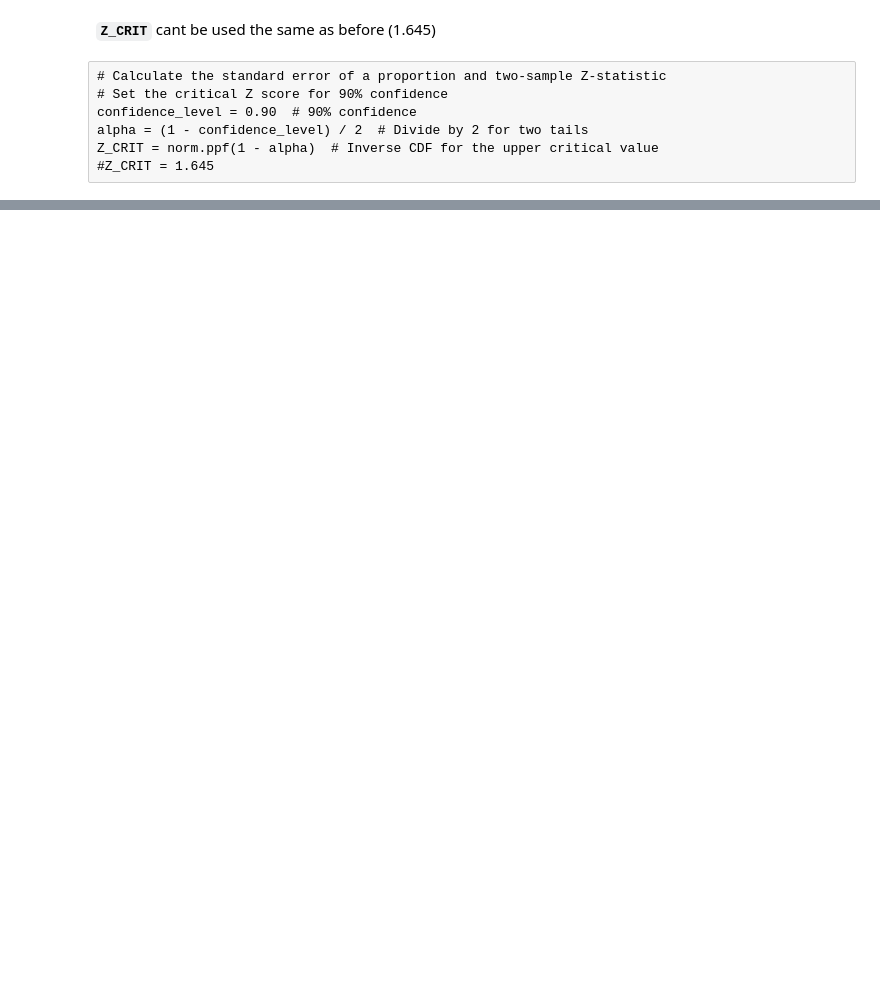
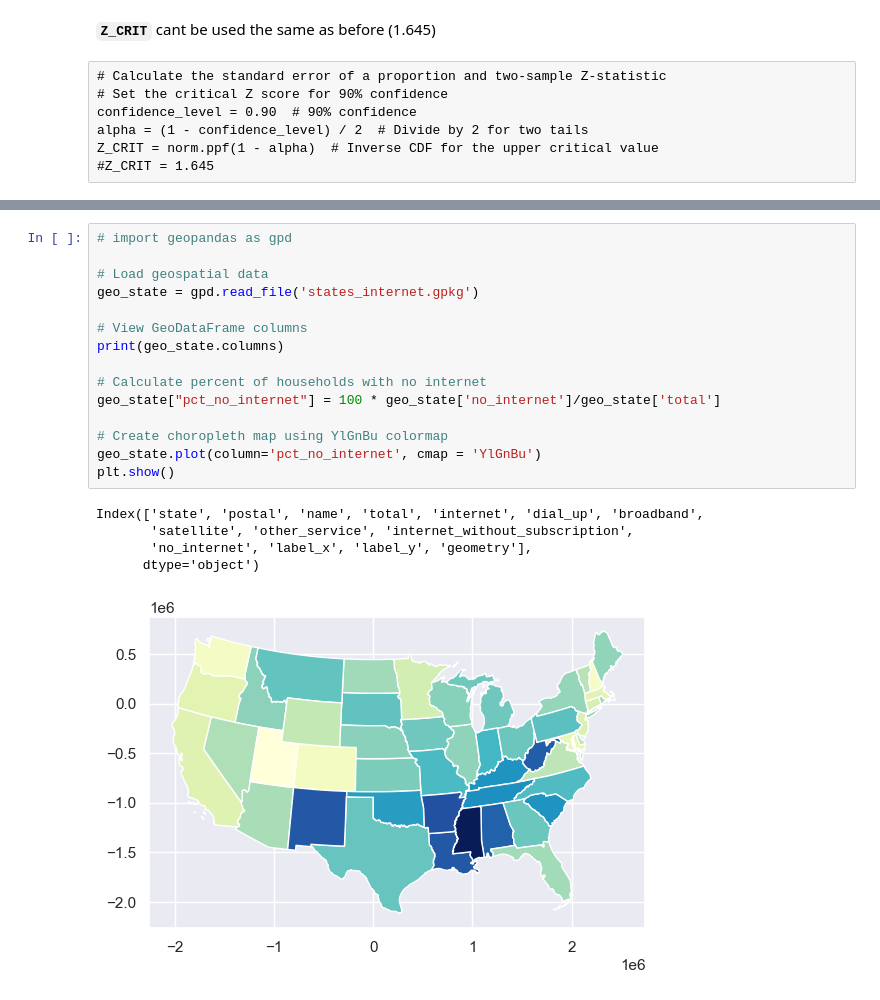
Before and after one commit to jgp-13/Analyzing_US_Census_Data_in_Python, a Jupyter notebook: census_project.ipynb, the cells around one changed output, grey strips where cells are left out. Drawn from its saved outputs; the diff is of its cells as text; blank space fills up the shorter version.

Commit message:
Add US States Shapefile for Choropleth Map

```diff
--- a/census_project.ipynb
+++ b/census_project.ipynb
@@ -531,0 +569,21 @@ dc
+# %%
+# import geopandas as gpd
+
+# Load geospatial data
+geo_state = gpd.read_file('states_internet.gpkg')
+
+# View GeoDataFrame columns
+print(geo_state.columns)
+
+# Calculate percent of households with no internet
+geo_state["pct_no_internet"] = 100 * geo_state['no_internet']/geo_state['total']
+
+# Create choropleth map using YlGnBu colormap
+geo_state.plot(column='pct_no_internet', cmap = 'YlGnBu')
+plt.show()
+# %% [output]
+Index(['state', 'postal', 'name', 'total', 'internet', 'dial_up', 'broadband',
+       'satellite', 'other_service', 'internet_without_subscription',
+       'no_internet', 'label_x', 'label_y', 'geometry'],
+      dtype='object')
+[figure, added]
```
Also changed, not shown: parts of 12 cells of this notebook, 2 other files.
